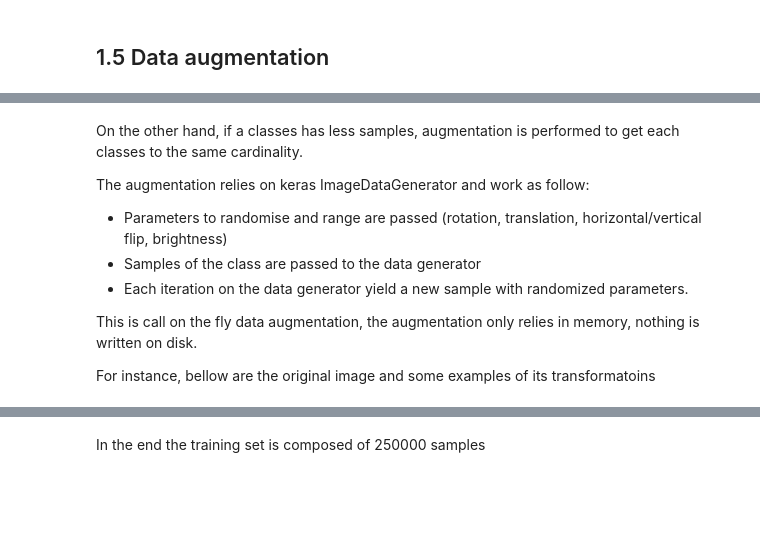
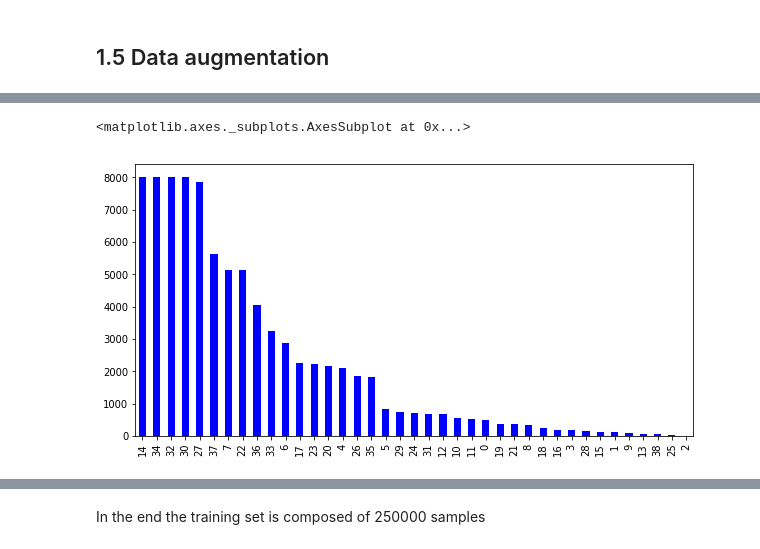
Before and after one commit to Makubu/AML, a Jupyter notebook: Chall3_Plankton/plankton_group_20_presentation.ipynb, the cells around one changed output, grey strips where cells are left out. Saved outputs shown, nothing was run; the diff lists cells and outputs as text; code cells hidden in the pictures; blank space fills up the shorter version.

```diff
--- a/Chall3_Plankton/plankton_group_20_presentation.ipynb
+++ b/Chall3_Plankton/plankton_group_20_presentation.ipynb
@@ -84,12 +79,5 @@ A number of sample per classes is fixed. On one hand, if a class has more sample
-# %% [markdown]
-On the other hand, if a classes has less samples, augmentation is performed to get each classes to the same cardinality.
-
-The augmentation relies on keras ImageDataGenerator and work as follow:
-- Parameters to randomise and range are passed (rotation, translation, horizontal/vertical flip, brightness)
-- Samples of the class are passed to the data generator
-- Each iteration on the data generator yield a new sample with randomized parameters.
-
-This is call on the fly data augmentation, the augmentation only relies in memory, nothing is written on disk.
-
-
-For instance, bellow are the original image and some examples of its transformatoins
+# %%
+meta.level2.value_counts().plot(kind='bar', color = 'b',figsize=(10,5))
+# %% [output]
+<matplotlib.axes._subplots.AxesSubplot at 0x...>
+[figure, added]
```
Also changed, not shown: parts of 35 cells of this notebook, 1 other file.
